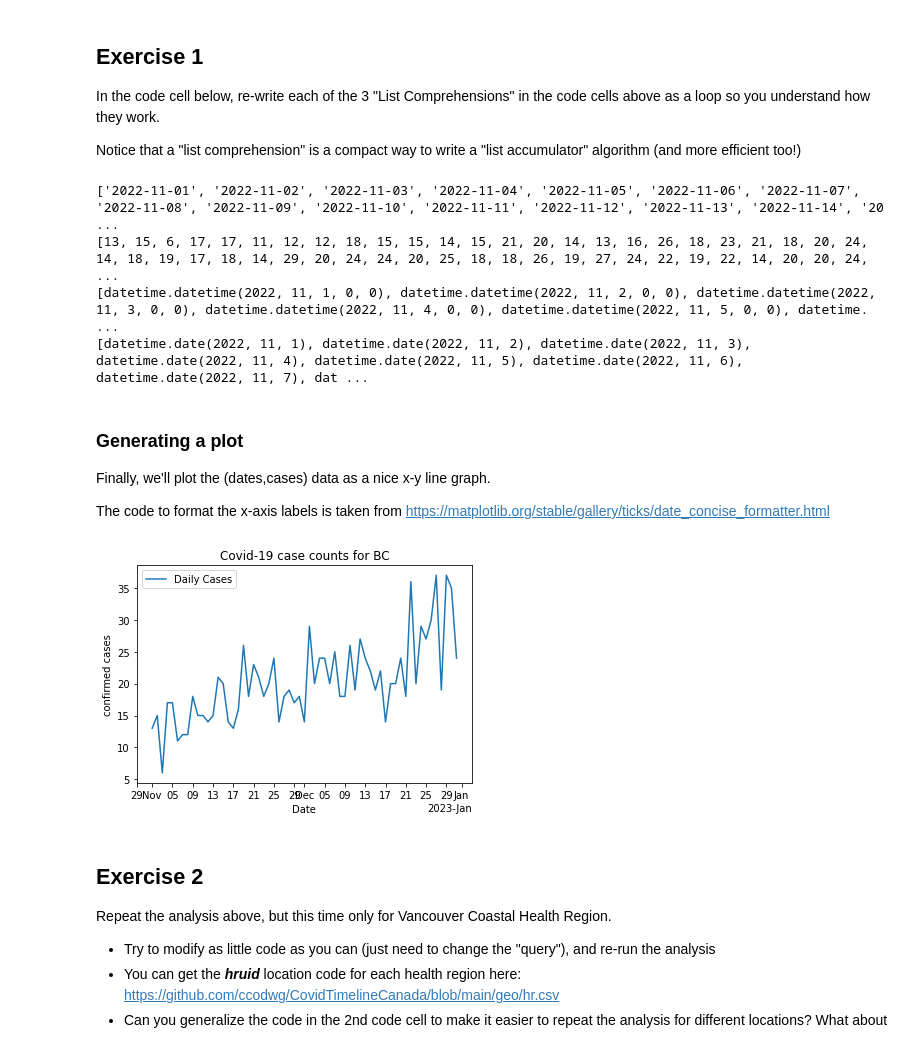
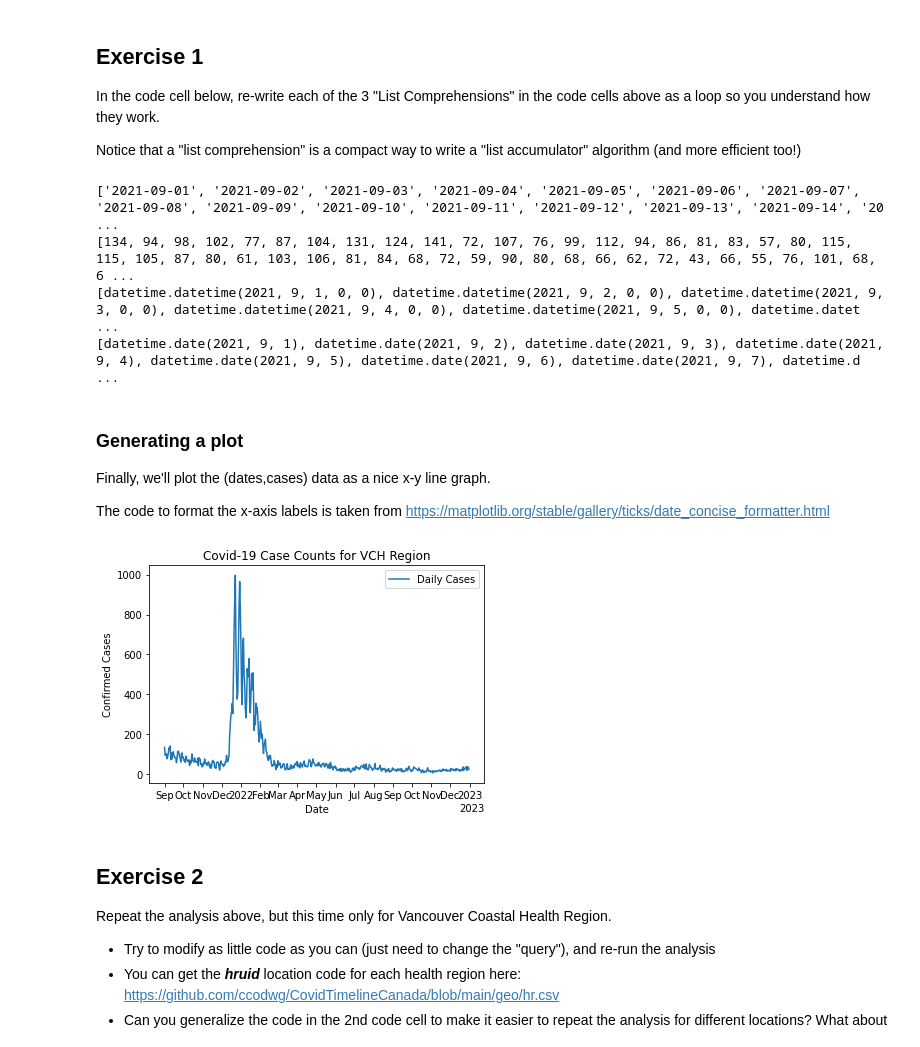
Before and after one commit to kittytiefenthal/cap-comp215, a Jupyter notebook: labs/lab1.ipynb, the cells around one changed output. Drawn from its saved outputs; the diff is of its cells as text; code cells hidden in the pictures.

```diff
--- a/labs/lab1.ipynb
+++ b/labs/lab1.ipynb
@@ -29,9 +29,10 @@ Query:
   - `loc=BC`            # the location to fetch data for
   - `after=2022-11-01`  # since the 1st of november (note date format:  yyyy-mm-dd)
 # %%
-query = 'https://api.opencovid.ca/timeseries?stat=cases&geo=hr&'+location+'&'+dates
+
 location = 'loc=593'
-dates = 'after=2022-11-01'
+dates_of_data = 'after=2021-09-01'
+query = 'https://api.opencovid.ca/timeseries?stat=cases&geo=hr&'+location+'&'+dates_of_data
 response = requests.request("GET", query, headers={}, data={})
 print('Response data type:', type(response.text))
 print(response.text)
@@ -124,10 +125,10 @@ print(case_counts_list)
 print(nice_dates[:10])
 print(better_dates[:10])
 # %% [output]
-['2022-11-01', '2022-11-02', '2022-11-03', '2022-11-04', '2022-11-05', '2022-11-06', '2022-11-07', '2022-11-08', '2022-11-09', '2022-11-10', '2022-11-11', '2022-11-12', '2022-11-13', '2022-11-14', '20 ...
-[13, 15, 6, 17, 17, 11, 12, 12, 18, 15, 15, 14, 15, 21, 20, 14, 13, 16, 26, 18, 23, 21, 18, 20, 24, 14, 18, 19, 17, 18, 14, 29, 20, 24, 24, 20, 25, 18, 18, 26, 19, 27, 24, 22, 19, 22, 14, 20, 20, 24,  ...
-[datetime.datetime(2022, 11, 1, 0, 0), datetime.datetime(2022, 11, 2, 0, 0), datetime.datetime(2022, 11, 3, 0, 0), datetime.datetime(2022, 11, 4, 0, 0), datetime.datetime(2022, 11, 5, 0, 0), datetime. ...
-[datetime.date(2022, 11, 1), datetime.date(2022, 11, 2), datetime.date(2022, 11, 3), datetime.date(2022, 11, 4), datetime.date(2022, 11, 5), datetime.date(2022, 11, 6), datetime.date(2022, 11, 7), dat ...
+['2021-09-01', '2021-09-02', '2021-09-03', '2021-09-04', '2021-09-05', '2021-09-06', '2021-09-07', '2021-09-08', '2021-09-09', '2021-09-10', '2021-09-11', '2021-09-12', '2021-09-13', '2021-09-14', '20 ...
+[134, 94, 98, 102, 77, 87, 104, 131, 124, 141, 72, 107, 76, 99, 112, 94, 86, 81, 83, 57, 80, 115, 115, 105, 87, 80, 61, 103, 106, 81, 84, 68, 72, 59, 90, 80, 68, 66, 62, 72, 43, 66, 55, 76, 101, 68, 6 ...
+[datetime.datetime(2021, 9, 1, 0, 0), datetime.datetime(2021, 9, 2, 0, 0), datetime.datetime(2021, 9, 3, 0, 0), datetime.datetime(2021, 9, 4, 0, 0), datetime.datetime(2021, 9, 5, 0, 0), datetime.datet ...
+[datetime.date(2021, 9, 1), datetime.date(2021, 9, 2), datetime.date(2021, 9, 3), datetime.date(2021, 9, 4), datetime.date(2021, 9, 5), datetime.date(2021, 9, 6), datetime.date(2021, 9, 7), datetime.d ...
 # %% [markdown]
 ### Generating a plot
 
@@ -137,20 +138,20 @@ The code to format the x-axis labels is taken from https://matplotlib.org/stable
 # %%
 def format_date_axis(ax):
   """ format the dates shown on the x-axis of given axes, ax  """
   locator = mdates.AutoDateLocator(minticks=10, maxticks=20)
   formatter = mdates.ConciseDateFormatter(locator)
   ax.xaxis.set_major_locator(locator)
   ax.xaxis.set_major_formatter(formatter)
 
 fig, ax = plt.subplots()
 format_date_axis(ax)
 ax.plot(nice_dates, case_counts_list, label='Daily Cases')  # Plot some data on the axes.
 ax.set_xlabel('Date')  # Add an x-label to the axes.
-ax.set_ylabel('confirmed cases')  # Add a y-label to the axes.
-ax.set_title("Covid-19 case counts for BC")  # Add a title to the axes.
+ax.set_ylabel('Confirmed Cases')  # Add a y-label to the axes.
+ax.set_title("Covid-19 Case Counts for VCH Region")  # Add a title to the axes.
 ax.legend();
 # %% [output]
-[figure, old version]
+[figure, new version]
 # %% [markdown]
 ## Exercise 2
 
```
Also changed, not shown: parts of 4 cells of this notebook.
